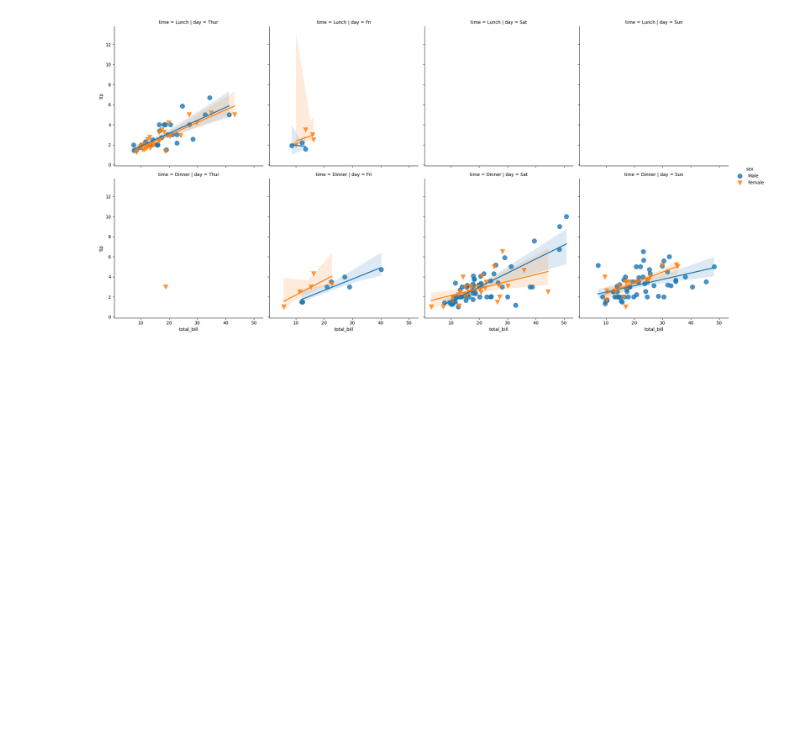
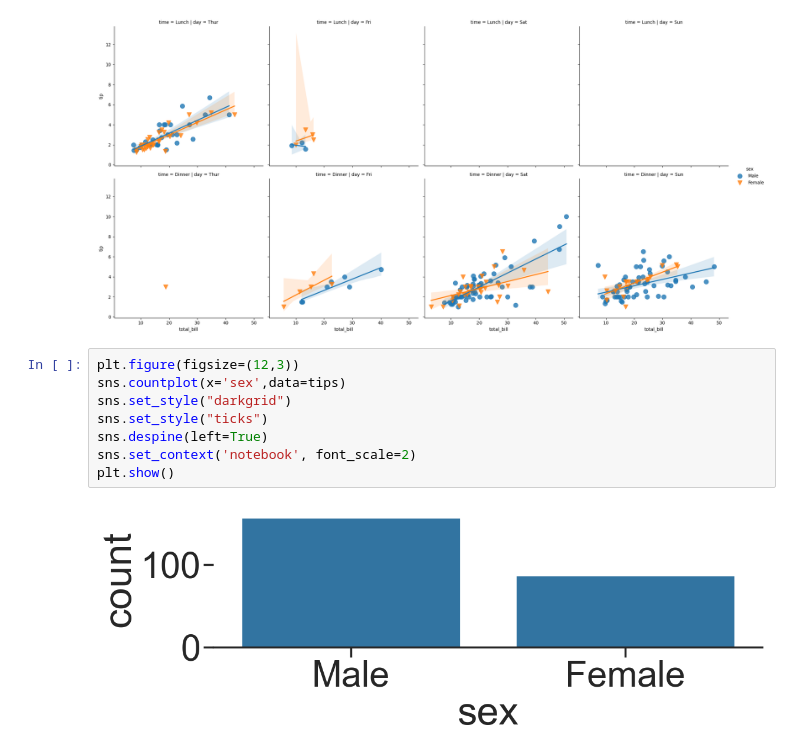
Before and after one commit to m-ata/data-visualization, a Jupyter notebook: seaborn/seaborn.ipynb, the cells around one changed output. Cells and saved outputs as stored; diff of their text form; blank space fills up the shorter version.

```diff
--- a/seaborn/seaborn.ipynb
+++ b/seaborn/seaborn.ipynb
@@ -156,3 +156,13 @@ sns.lmplot(x='total_bill', y='tip', data=tips, hue='sex', markers=['o', 'v'], sc
 plt.show()
 # %% [output]
 [figure]
+# %%
+plt.figure(figsize=(12,3))
+sns.countplot(x='sex',data=tips)
+sns.set_style("darkgrid")
+sns.set_style("ticks")
+sns.despine(left=True)
+sns.set_context('notebook', font_scale=2)
+plt.show()
+# %% [output]
+[figure, added]
```
Also changed, not shown: parts of 1 cell of this notebook, 1 other file.
